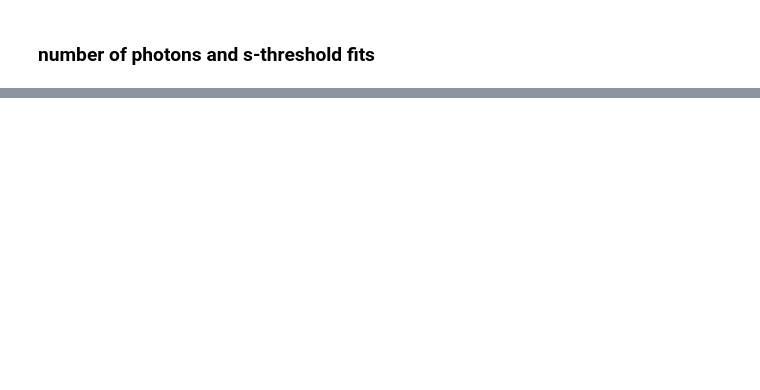
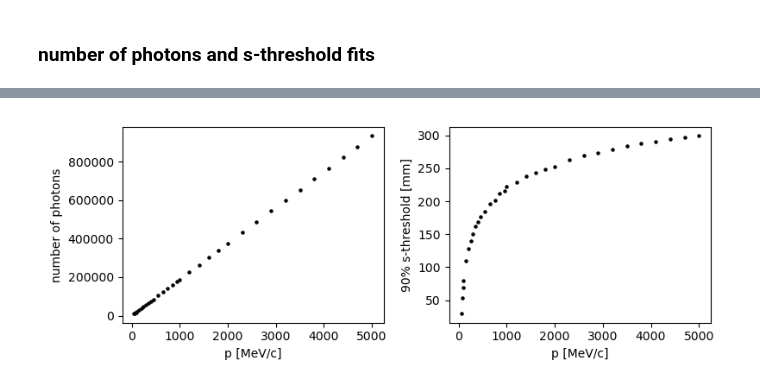
Before and after one commit to lolorestrepo/WCSimFQTuningTools, a Jupyter notebook: CProfiles/Analysis/fits.ipynb, the cells around one changed output, grey strips where cells are left out. Saved outputs shown, nothing was run; the diff lists cells and outputs as text; code cells hidden in the pictures; blank space fills up the shorter version.

```diff
--- a/CProfiles/Analysis/fits.ipynb
+++ b/CProfiles/Analysis/fits.ipynb
@@ -140,0 +141,32 @@ plt.tight_layout()
+# %%
+plt.figure(figsize=[8, 3])
+
+# nphotons
+plt.subplot(121)
+mom, nphotons = f["gNphot"] .values()
+plt.scatter(mom, nphotons, s=5, c="k")
+
+# pars, _ = f["gNphot_pars"].to_numpy()
+# pol = np.poly1d(np.flip(pars[:-2]))
+# px = np.linspace(np.log(mom[0]), np.log(mom[-1]), 100)
+# plt.plot(px, pol(px), color="r")
+
+plt.xlabel("p [MeV/c]")
+plt.ylabel("number of photons")
+
+#sthreshols
+plt.subplot(122)
+mom, sthresholds = f["gsthr"]  .values()
+plt.scatter(mom, sthresholds, s=5, c="k")
+
+# pars, _ = f["gsthr_pars"].to_numpy()
+# pol = np.poly1d(np.flip(pars[:-2]))
+# px = np.linspace(np.log(mom[0]), np.log(mom[-1]), 100)
+# plt.plot(px, pol(px), color="r")
+
+plt.xlabel("p [MeV/c]")
+plt.ylabel("90% s-threshold [mm]")
+
+plt.tight_layout()
+# %% [output]
+[figure, added]
```
Also changed, not shown: parts of 5 cells of this notebook, 10 other files.
